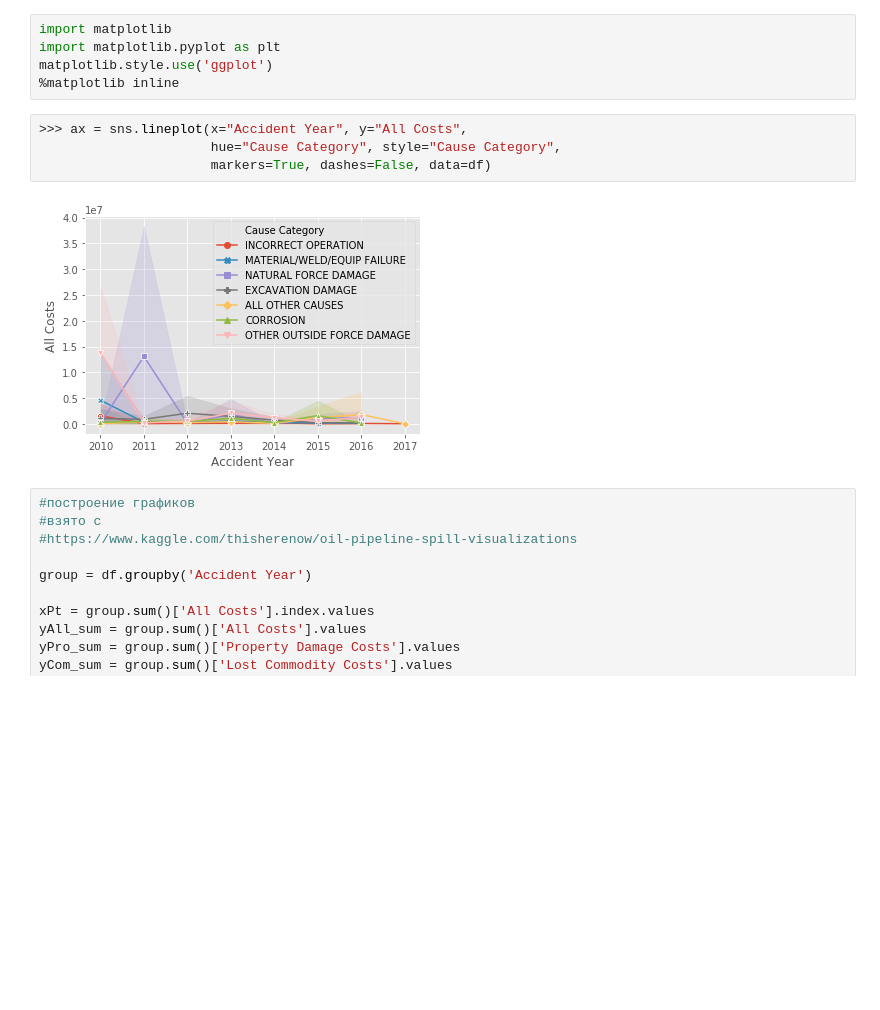
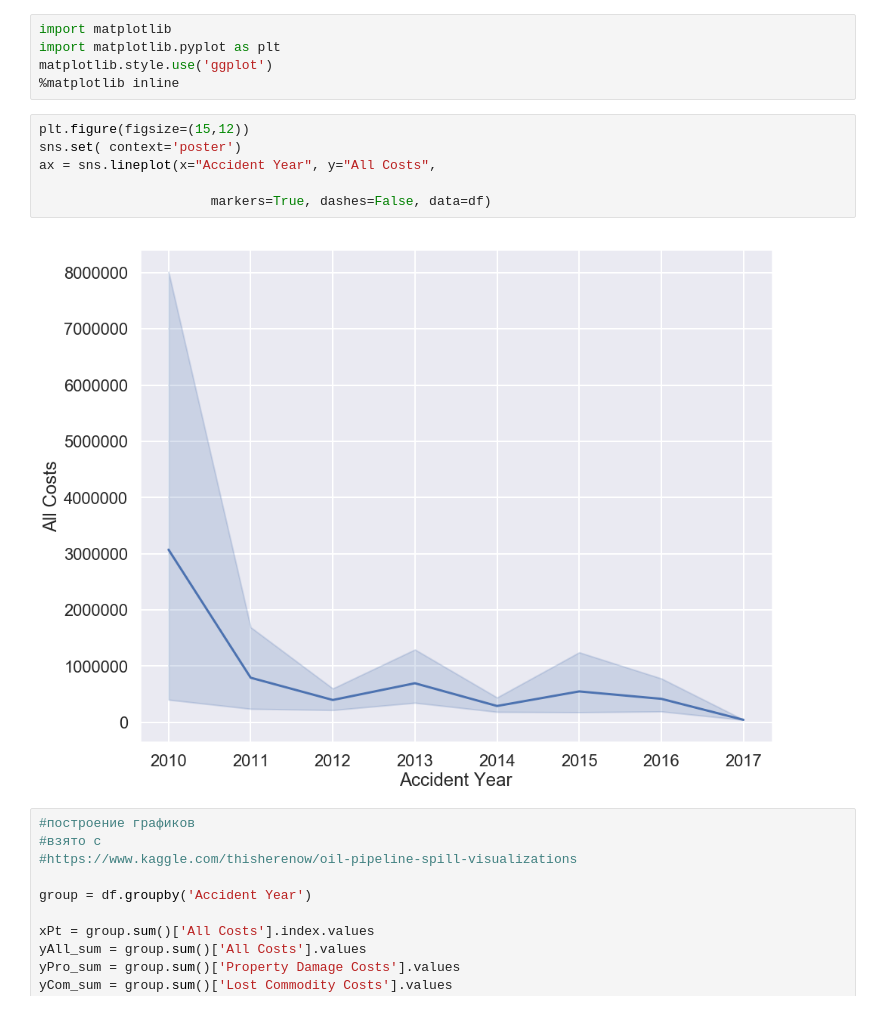
Before and after one commit to yuridadt/Analysis-of-a-pipeline-accidents, a Jupyter notebook: Pipeline accidents in the us, 2010- (EDA).ipynb, the cells around one changed output. Cells and saved outputs as stored; diff of their text form; blank space fills up the shorter version.

```diff
--- a/Pipeline accidents in the us, 2010- (EDA).ipynb
+++ b/Pipeline accidents in the us, 2010- (EDA).ipynb
@@ -72,11 +72,13 @@ import matplotlib.pyplot as plt
 matplotlib.style.use('ggplot')
 %matplotlib inline
 # %%
->>> ax = sns.lineplot(x="Accident Year", y="All Costs",
-                      hue="Cause Category", style="Cause Category",
+plt.figure(figsize=(15,12))
+sns.set( context='poster')
+ax = sns.lineplot(x="Accident Year", y="All Costs",
+
                       markers=True, dashes=False, data=df)
 # %% [output]
-[figure, old version]
+[figure, new version]
 # %%
 #построение графиков
 #взято с
```
Also changed, not shown: parts of 54 cells of this notebook.
